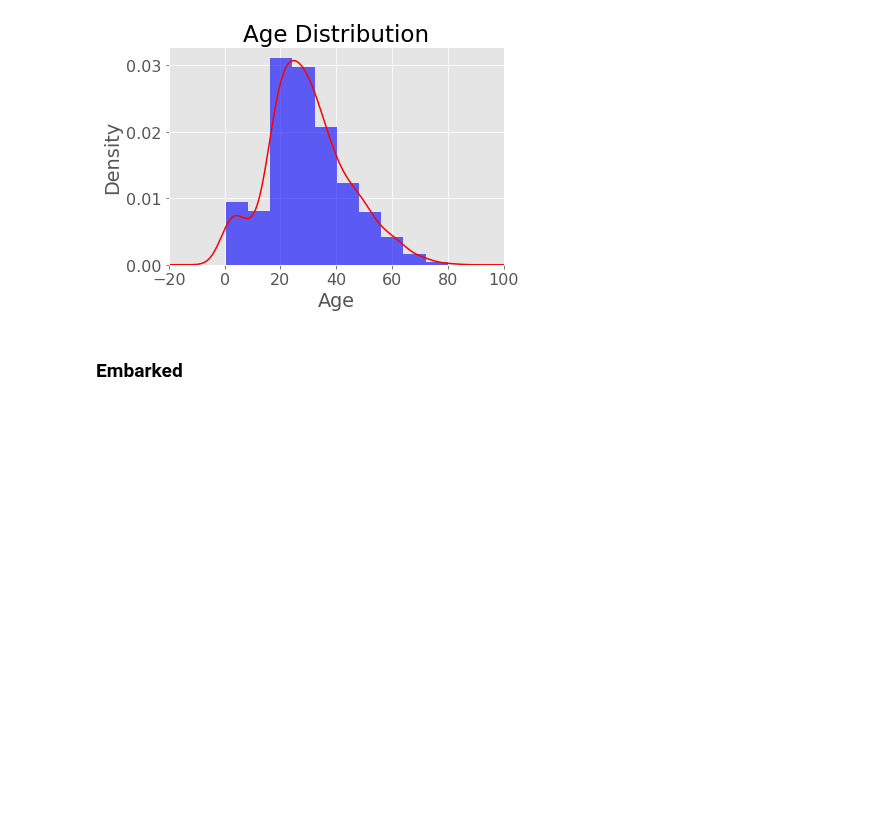
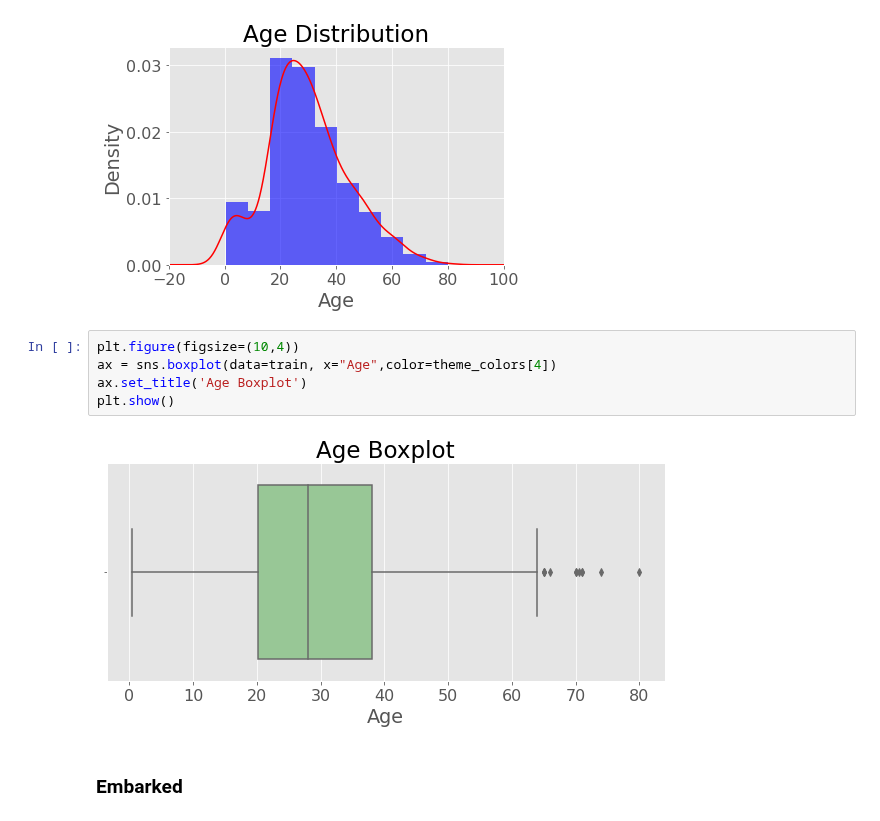
Before and after one commit to melling/ml-kaggle-titanic, a Jupyter notebook: logistic-regression-series.ipynb, the cells around one changed output. Saved outputs shown, nothing was run; the diff lists cells and outputs as text; blank space fills up the shorter version.

```diff
--- a/logistic-regression-series.ipynb
+++ b/logistic-regression-series.ipynb
@@ -374,6 +376,13 @@ plt.xlim(-20, 100)
 plt.show()
 # %% [output]
 [figure]
+# %%
+plt.figure(figsize=(10,4))
+ax = sns.boxplot(data=train, x="Age",color=theme_colors[4])
+ax.set_title('Age Boxplot')
+plt.show()
+# %% [output]
+[figure, added]
 # %% [markdown]
 ### Embarked
 # %%
```
Also changed, not shown: parts of 3 cells of this notebook.
